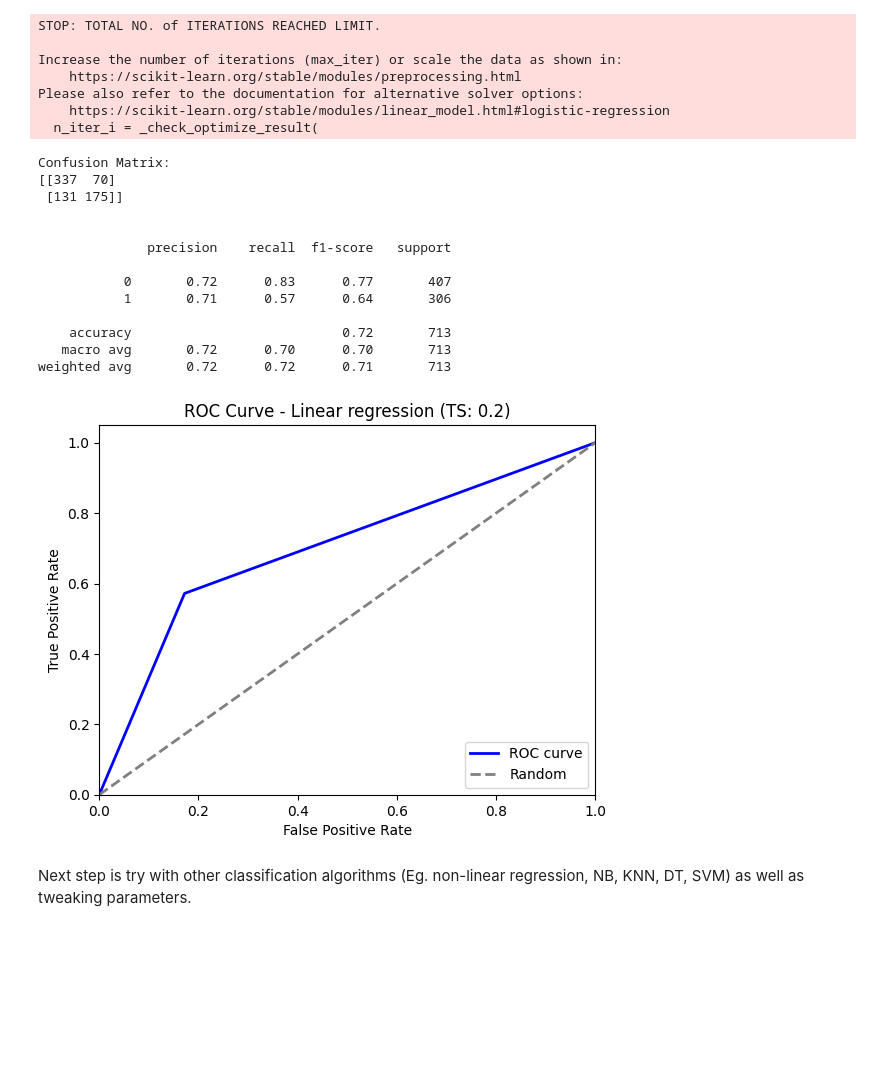
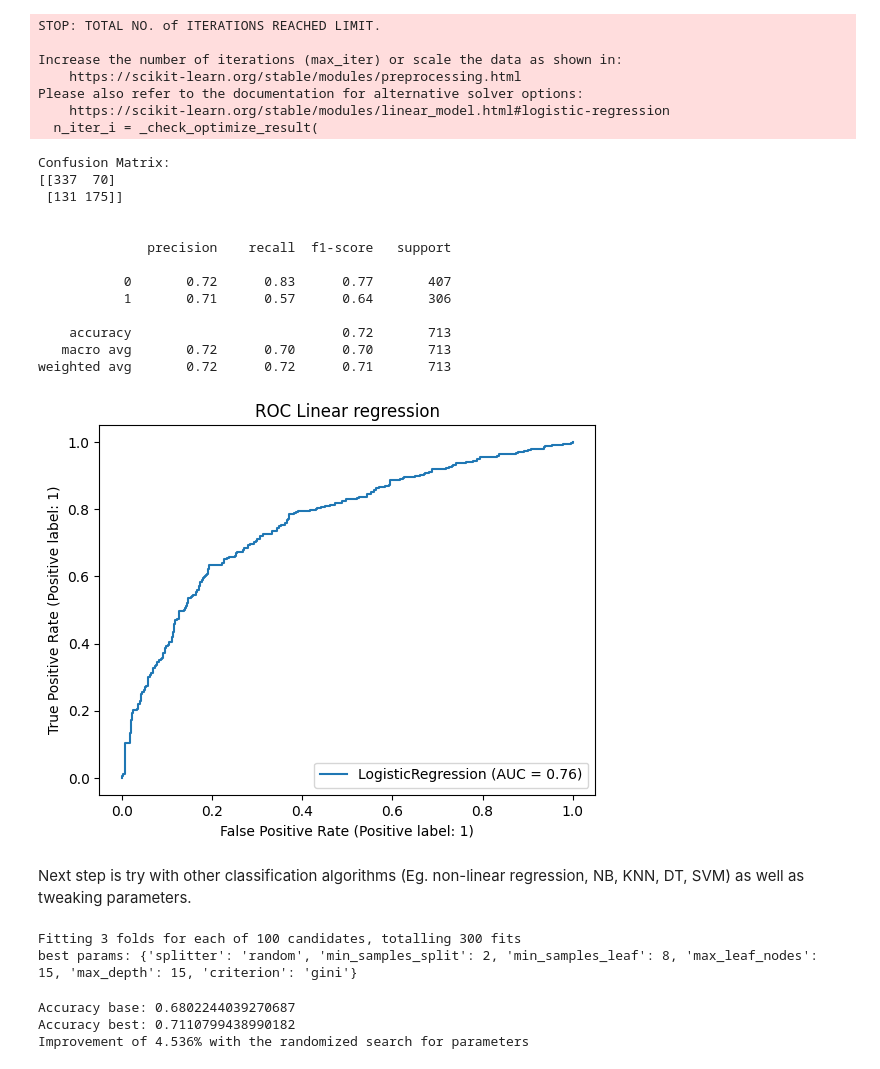
Before and after one commit to cesarz10/Techniques-of-AI, a Jupyter notebook: Project/breast_cancer_CesarZapata.ipynb, the cells around one changed output. Drawn from its saved outputs; the diff is of its cells as text; code cells hidden in the pictures; blank space fills up the shorter version.

```diff
--- a/Project/breast_cancer_CesarZapata.ipynb
+++ b/Project/breast_cancer_CesarZapata.ipynb
@@ -119,41 +124,33 @@ Please also refer to the documentation for alternative solver options:
 # %%
 # testing
 predictions = model.predict(X_test_selected)
 # predictions_proba = np.argmax(model.predict_proba(X_test_selected), axis=1)
 conf_mat = confusion_matrix(y_test, predictions)
 print(f"Confusion Matrix:\n{conf_mat}\n\n")
 
 # classification report
 print(classification_report(y_test, predictions, labels=[0, 1]))#, target_names=['Healthy', 'Lesion']))
 
-# ROC curve
-fpr, tpr, thresholds = roc_curve(y_test, predictions) # false positive rate, true positive rate, decreasing thresholds on the decision function used to compute fpr and tpr
-plt.figure()
-plt.plot(fpr, tpr, color='blue', lw=2, label='ROC curve')
-plt.plot([0, 1], [0, 1], color='gray', lw=2, linestyle='--', label='Random')
-plt.xlim([0.0, 1.0])
-plt.ylim([0.0, 1.05])
-plt.xlabel('False Positive Rate')
-plt.ylabel('True Positive Rate')
-plt.title(f'ROC Curve - Linear regression (TS: {testSize})')
-plt.legend(loc="lower right")
 
-plt.savefig(f"Results/LR_75f_TS{''.join(str(testSize).split('.'))}.png")
+# Plotting ROC curve
+ax = plt.gca()
+rfc_disp = RocCurveDisplay.from_estimator(model, X_test_selected, y_test, ax=ax)
+plt.title("ROC Linear regression")
 plt.show()
 # %% [output]
 Confusion Matrix:
 [[337  70]
  [131 175]]
 
 
               precision    recall  f1-score   support
 
            0       0.72      0.83      0.77       407
            1       0.71      0.57      0.64       306
 
     accuracy                           0.72       713
    macro avg       0.72      0.70      0.70       713
 weighted avg       0.72      0.72      0.71       713
-[figure, old version]
+[figure, new version]
 # %% [markdown]
 Next step is try with other classification algorithms (Eg. non-linear regression, NB, KNN, DT, SVM) as well as tweaking parameters.
@@ -159,0 +176,33 @@ Next step is try with other classification algorithms (Eg. non-linear regression
+# %%
+# Fitting the randomized search model for DT
+DT_random.fit(X_train_selected, y_train)
+
+# Getting the best parameters and estimator
+best_random = DT_random.best_estimator_
+best_params = DT_random.best_params_
+print(f"best params: {best_params}")
+
+# Predict the labels of the test set using the best model
+y_pred_BE = best_random.predict(X_test_selected)
+# %% [output]
+Fitting 3 folds for each of 100 candidates, totalling 300 fits
+best params: {'splitter': 'random', 'min_samples_split': 2, 'min_samples_leaf': 8, 'max_leaf_nodes': 15, 'max_depth': 15, 'criterion': 'gini'}
+# %%
+# Base model for Decision Trees
+DT_classifier_base = DecisionTreeClassifier(random_state=10)
+DT_classifier_base.fit(X_train_selected, y_train)
+y_pred = DT_classifier_base.predict(X_test_selected)
+
+
+# Getting accuracy of both models to compare
+accuracy_base = accuracy_score(y_test, y_pred)
+print(f"Accuracy base: {accuracy_base}")
+
+accuracy_best = accuracy_score(y_test, y_pred_BE)
+print(f"Accuracy best: {accuracy_best}")
+
+print(f'Improvement of {round((100 * (accuracy_best - accuracy_base) / accuracy_base), 3)}% with the randomized search for parameters')
+# %% [output]
+Accuracy base: 0.6802244039270687
+Accuracy best: 0.7110799438990182
+Improvement of 4.536% with the randomized search for parameters
```
Also changed, not shown: parts of 9 cells of this notebook, 1 other file.
